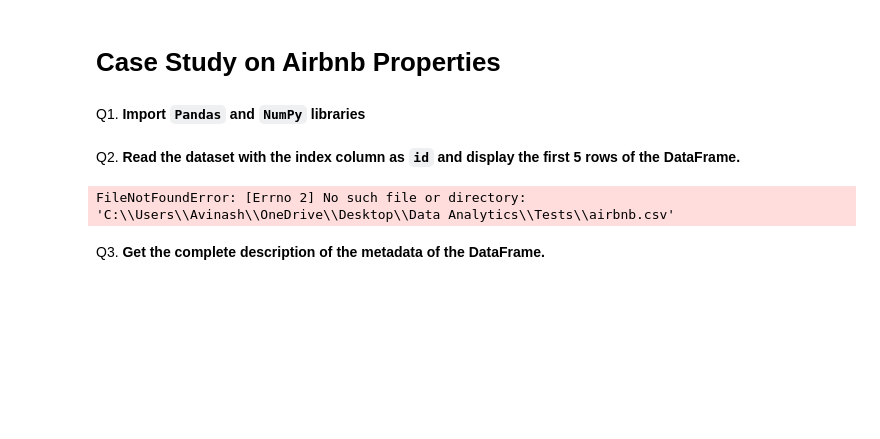
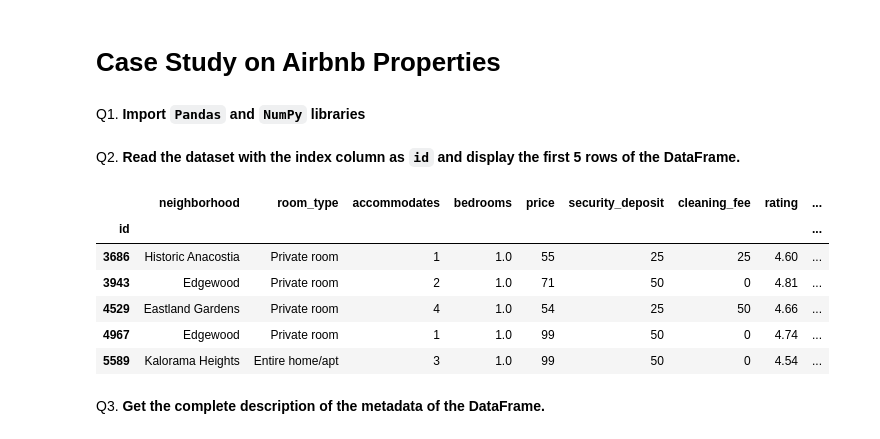
Before and after one commit to MantriAjay/Python-data-analytics-portfolio, a Jupyter notebook: 1.Airbnb Case Study/1-Case-Study-Airbnb.ipynb, the cells around one changed output. Drawn from its saved outputs; the diff is of its cells as text; code cells hidden in the pictures; blank space fills up the shorter version.

Commit message:
Created Airbnb Case Study

```diff
--- a/1.Airbnb Case Study/1-Case-Study-Airbnb.ipynb
+++ b/1.Airbnb Case Study/1-Case-Study-Airbnb.ipynb
@@ -10,10 +10,16 @@ import numpy as np
 # %% [markdown]
 Q2. **Read the dataset with the index column as `id` and display the first 5 rows of the DataFrame.**
 # %%
-air_df = pd.read_csv(r'C:\Users\Avinash\OneDrive\Desktop\Data Analytics\Tests\airbnb.csv',index_col='id')
+air_df = pd.read_csv(r'C:\GIthub clone\Python-data-analytics-portfolio\1.Airbnb Case Study\airbnb.csv',index_col='id')
 air_df.head()
 # %% [output]
-FileNotFoundError: [Errno 2] No such file or directory: 'C:\\Users\\Avinash\\OneDrive\\Desktop\\Data Analytics\\Tests\\airbnb.csv'
+|  | neighborhood | room_type | accommodates | bedrooms | price | security_deposit | cleaning_fee | rating | ... |
+| id |  |  |  |  |  |  |  |  | ... |
+| 3686 | Historic Anacostia | Private room | 1 | 1.0 | 55 | 25 | 25 | 4.60 | ... |
+| 3943 | Edgewood | Private room | 2 | 1.0 | 71 | 50 | 0 | 4.81 | ... |
+| 4529 | Eastland Gardens | Private room | 4 | 1.0 | 54 | 25 | 50 | 4.66 | ... |
+| 4967 | Edgewood | Private room | 1 | 1.0 | 99 | 50 | 0 | 4.74 | ... |
+| 5589 | Kalorama Heights | Entire home/apt | 3 | 1.0 | 99 | 50 | 0 | 4.54 | ... |
 # %% [markdown]
 Q3. **Get the complete description of the metadata of the DataFrame.**
 # %%
```
Also changed, not shown: parts of 60 cells of this notebook.
